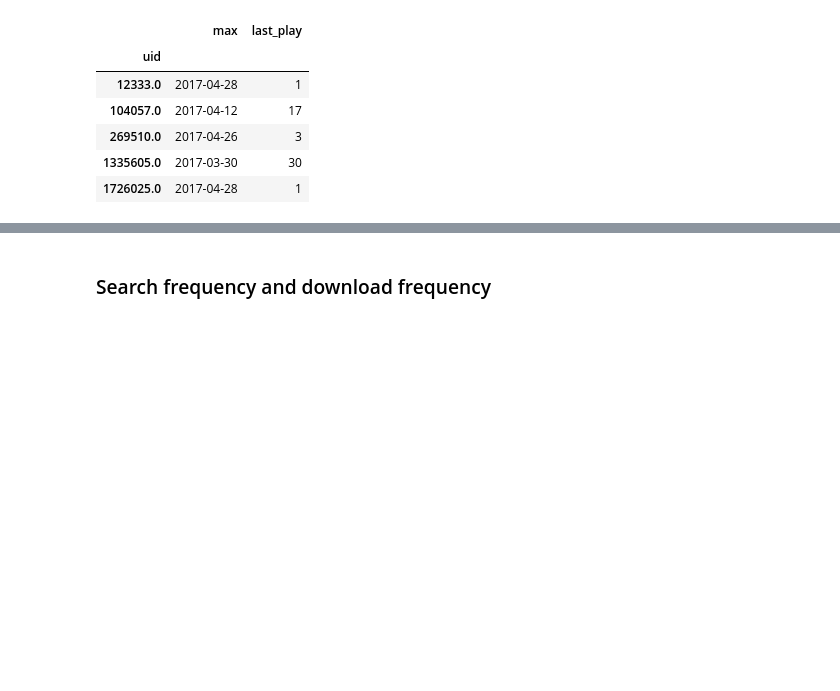
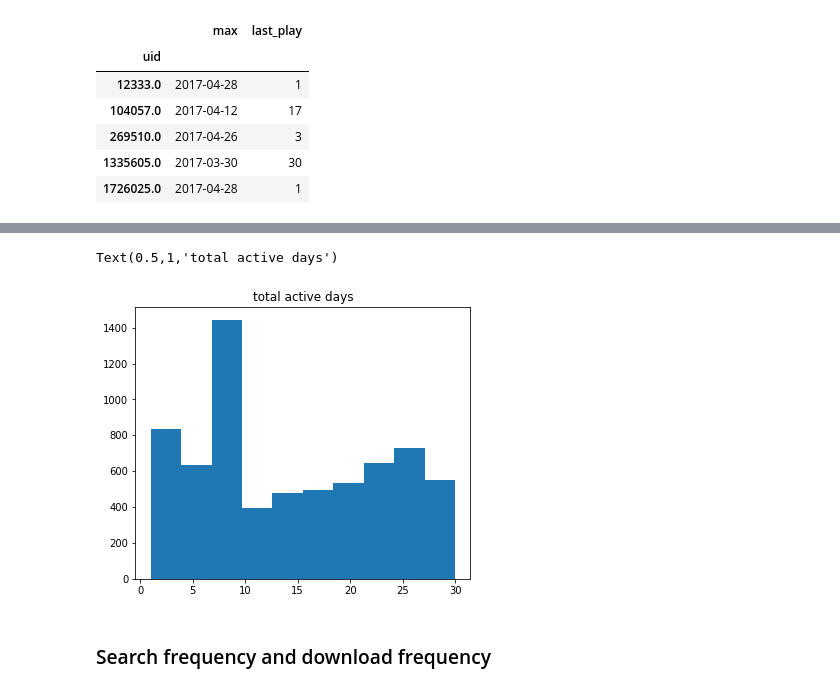
Before and after one commit to JMistral/MusicBox, a Jupyter notebook: notebooks/3-EDA_Feature_Engineering.ipynb, the cells around one changed output, grey strips where cells are left out. Cells and saved outputs as stored; diff of their text form; code cells hidden in the pictures; blank space fills up the shorter version.

```diff
--- a/notebooks/3-EDA_Feature_Engineering.ipynb
+++ b/notebooks/3-EDA_Feature_Engineering.ipynb
@@ -259,0 +337,9 @@ is deprecated and will be removed in a future version
+# %%
+f, (ax1) = plt.subplots(1, 1, sharey=True)
+f.set_figheight(5)
+f.set_figwidth(6)
+ax1.hist(df_total_active_days.active_days)
+ax1.set_title('total active days')
+# %% [output]
+Text(0.5,1,'total active days')
+[figure, added]
```
Also changed, not shown: parts of 10 cells of this notebook.
